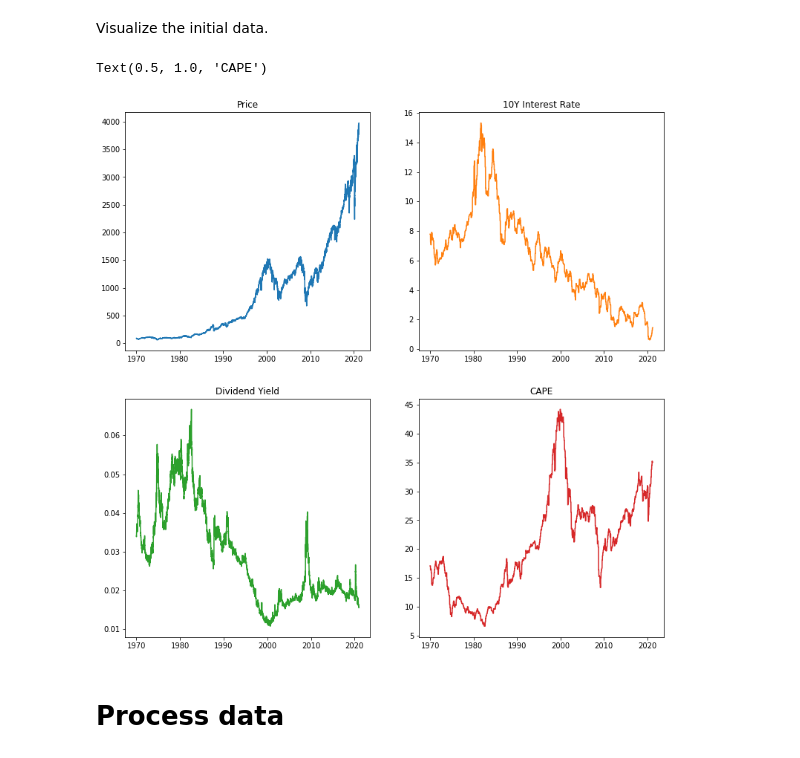
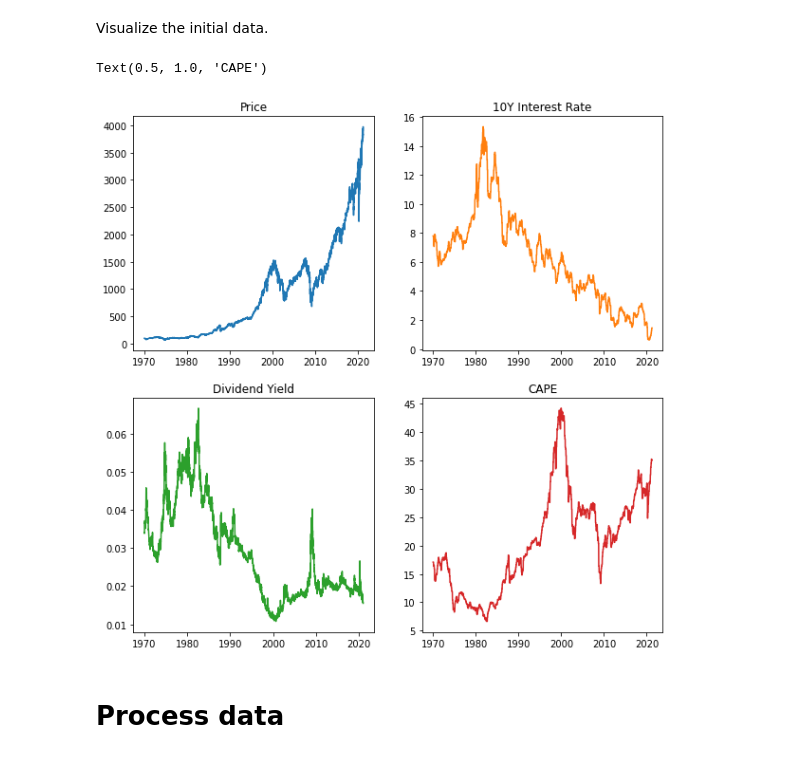
Before and after one commit to eelisgit/backtest, a Jupyter notebook: backtest_sp500.ipynb, the cells around one changed output. Saved outputs shown, nothing was run; the diff lists cells and outputs as text; code cells hidden in the pictures.

```diff
--- a/backtest_sp500.ipynb
+++ b/backtest_sp500.ipynb
@@ -37,18 +37,18 @@ data.tail(2)
 Visualize the initial data.
 # %%
 #Plotting using first dataframe.
-fig, axs = plt.subplots(2, 2, figsize=(13,13))
+fig, axs = plt.subplots(2, 2, figsize=(10,10))
 axs[0, 0].plot(data.Date, data.Price)
 axs[0, 0].set_title('Price')
 axs[0, 1].plot(data.Date, data.Long_Interest_Rate_GS10, 'tab:orange')
 axs[0, 1].set_title('10Y Interest Rate')
 axs[1, 0].plot(data.Date, data.Dividend / data.Price, 'tab:green')
 axs[1, 0].set_title('Dividend Yield')
 axs[1, 1].plot(data.Date, data.CAPE, 'tab:red')
 axs[1, 1].set_title('CAPE')
 # %% [output]
 Text(0.5, 1.0, 'CAPE')
-[figure, old version]
+[figure, new version]
 # %% [markdown]
 # Process data
 # %%
```
Also changed, not shown: parts of 6 cells of this notebook, 1 other file.
